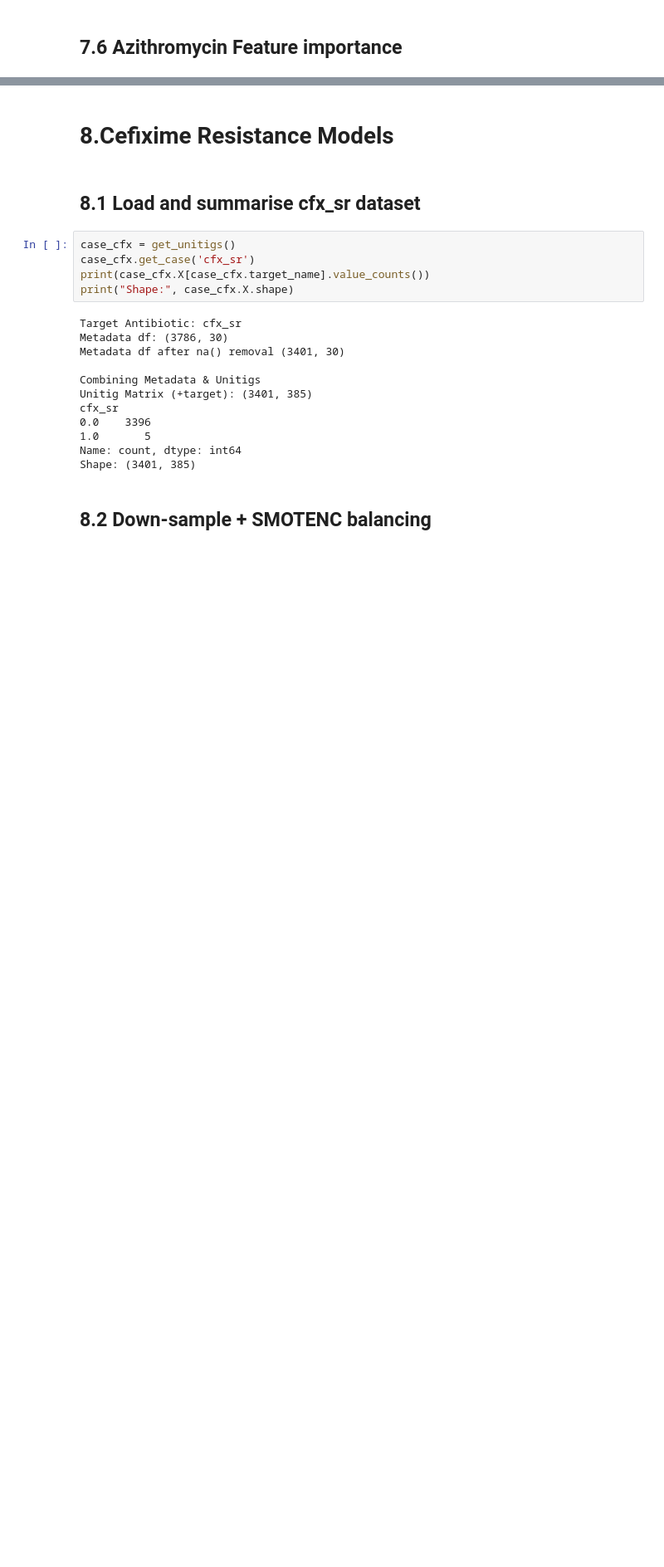
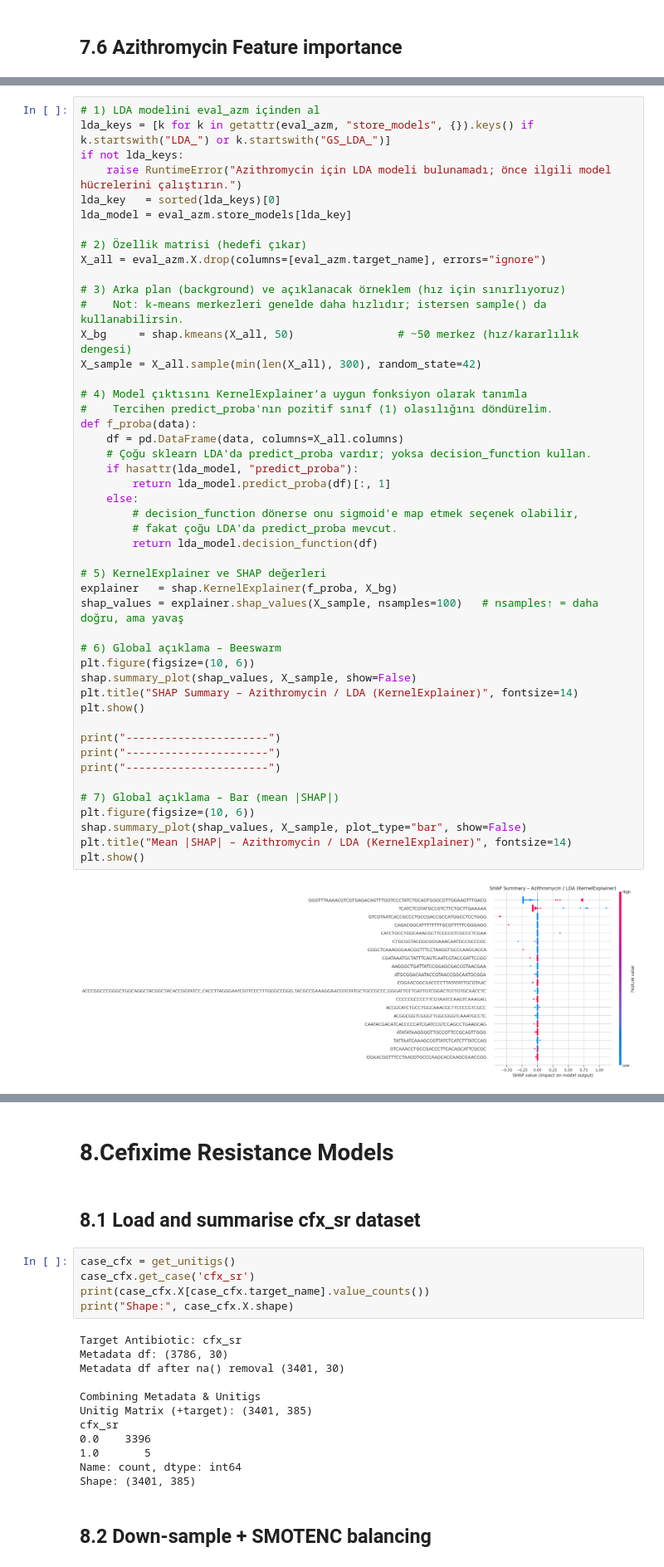
Before and after one commit to MrEktirir/Antibiotics-Resistance-Prediction, a Jupyter notebook: Notebooks/main.ipynb, the cells around one changed output, grey strips where cells are left out. Shown at 83% size. Drawn from its saved outputs; the diff is of its cells as text; blank space fills up the shorter version.

```diff
--- a/Notebooks/main.ipynb
+++ b/Notebooks/main.ipynb
@@ -1874,0 +2035,49 @@ pos_seq_azm
+# %%
+# 1) LDA modelini eval_azm içinden al
+lda_keys = [k for k in getattr(eval_azm, "store_models", {}).keys() if k.startswith("LDA_") or k.startswith("GS_LDA_")]
+if not lda_keys:
+    raise RuntimeError("Azithromycin için LDA modeli bulunamadı; önce ilgili model hücrelerini çalıştırın.")
+lda_key   = sorted(lda_keys)[0]
+lda_model = eval_azm.store_models[lda_key]
+
+# 2) Özellik matrisi (hedefi çıkar)
+X_all = eval_azm.X.drop(columns=[eval_azm.target_name], errors="ignore")
+
+# 3) Arka plan (background) ve açıklanacak örneklem (hız için sınırlıyoruz)
+#    Not: k-means merkezleri genelde daha hızlıdır; istersen sample() da kullanabilirsin.
+X_bg     = shap.kmeans(X_all, 50)                # ~50 merkez (hız/kararlılık dengesi)
+X_sample = X_all.sample(min(len(X_all), 300), random_state=42)
+
+# 4) Model çıktısını KernelExplainer’a uygun fonksiyon olarak tanımla
+#    Tercihen predict_proba'nın pozitif sınıf (1) olasılığını döndürelim.
+def f_proba(data):
+    df = pd.DataFrame(data, columns=X_all.columns)
+    # Çoğu sklearn LDA'da predict_proba vardır; yoksa decision_function kullan.
+    if hasattr(lda_model, "predict_proba"):
+        return lda_model.predict_proba(df)[:, 1]
+    else:
+        # decision_function dönerse onu sigmoid'e map etmek seçenek olabilir,
+        # fakat çoğu LDA'da predict_proba mevcut.
+        return lda_model.decision_function(df)
+
+# 5) KernelExplainer ve SHAP değerleri
+explainer   = shap.KernelExplainer(f_proba, X_bg)
+shap_values = explainer.shap_values(X_sample, nsamples=100)   # nsamples↑ = daha doğru, ama yavaş
+
+# 6) Global açıklama – Beeswarm
+plt.figure(figsize=(10, 6))
+shap.summary_plot(shap_values, X_sample, show=False)
+plt.title("SHAP Summary – Azithromycin / LDA (KernelExplainer)", fontsize=14)
+plt.show()
+
+print("----------------------")
+print("----------------------")
+print("----------------------")
+
+# 7) Global açıklama – Bar (mean |SHAP|)
+plt.figure(figsize=(10, 6))
+shap.summary_plot(shap_values, X_sample, plot_type="bar", show=False)
+plt.title("Mean |SHAP| – Azithromycin / LDA (KernelExplainer)", fontsize=14)
+plt.show()
+# %% [output]
+[figure, added]
```
Also changed, not shown: parts of 27 cells of this notebook.
